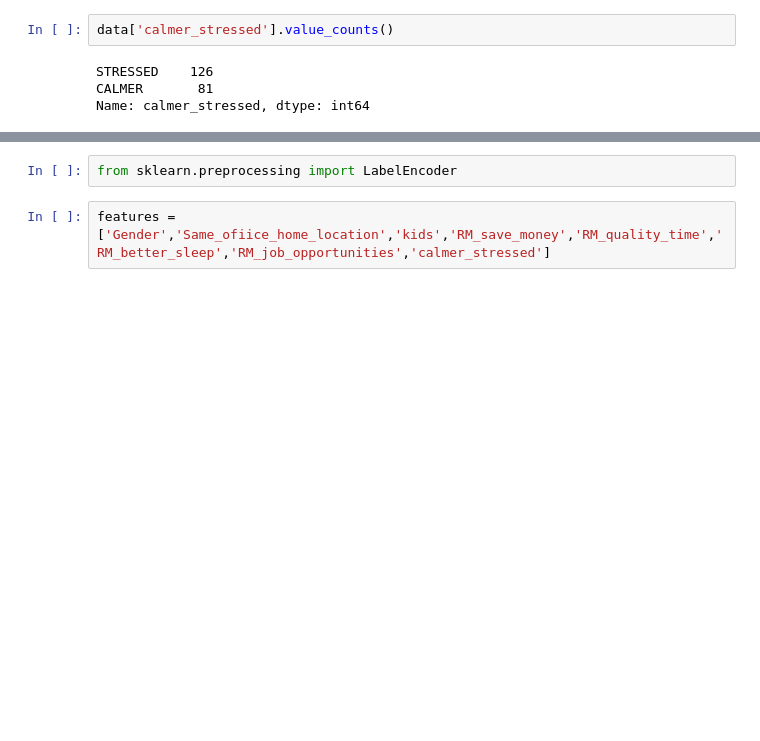
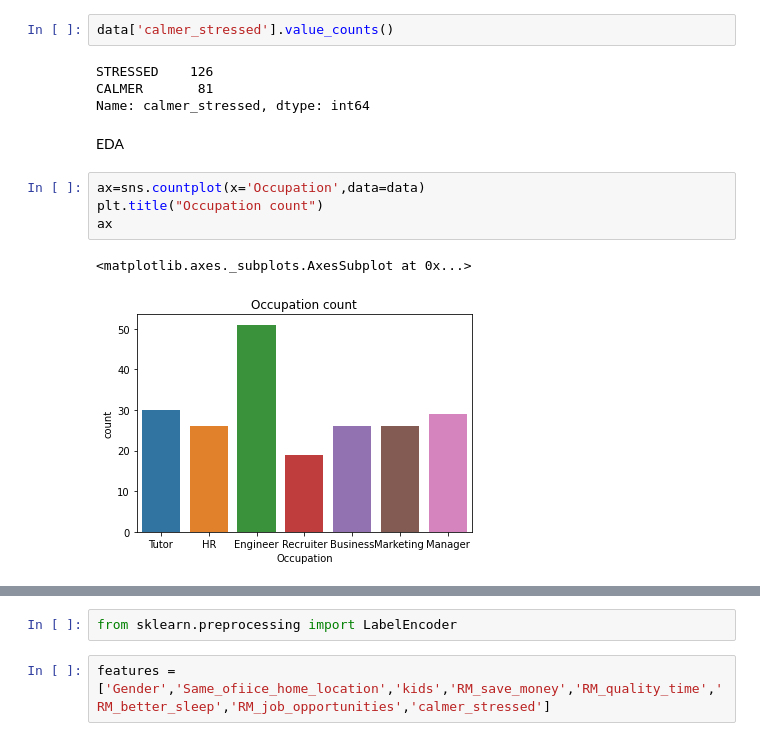
Before and after one commit to sinchana-hathwar/WFH_vs_WFO, a Jupyter notebook: wfh_vs_wfo.ipynb, the cells around one changed output, grey strips where cells are left out. Drawn from its saved outputs; the diff is of its cells as text; blank space fills up the shorter version.

```diff
--- a/wfh_vs_wfo.ipynb
+++ b/wfh_vs_wfo.ipynb
@@ -106,3 +106,12 @@ data['calmer_stressed'].value_counts()
 STRESSED    126
 CALMER       81
 Name: calmer_stressed, dtype: int64
+# %% [markdown]
+EDA
+# %%
+ax=sns.countplot(x='Occupation',data=data)
+plt.title("Occupation count")
+ax
+# %% [output]
+<matplotlib.axes._subplots.AxesSubplot at 0x...>
+[figure, added]
```
Also changed, not shown: parts of 10 cells of this notebook, 1 other file.
